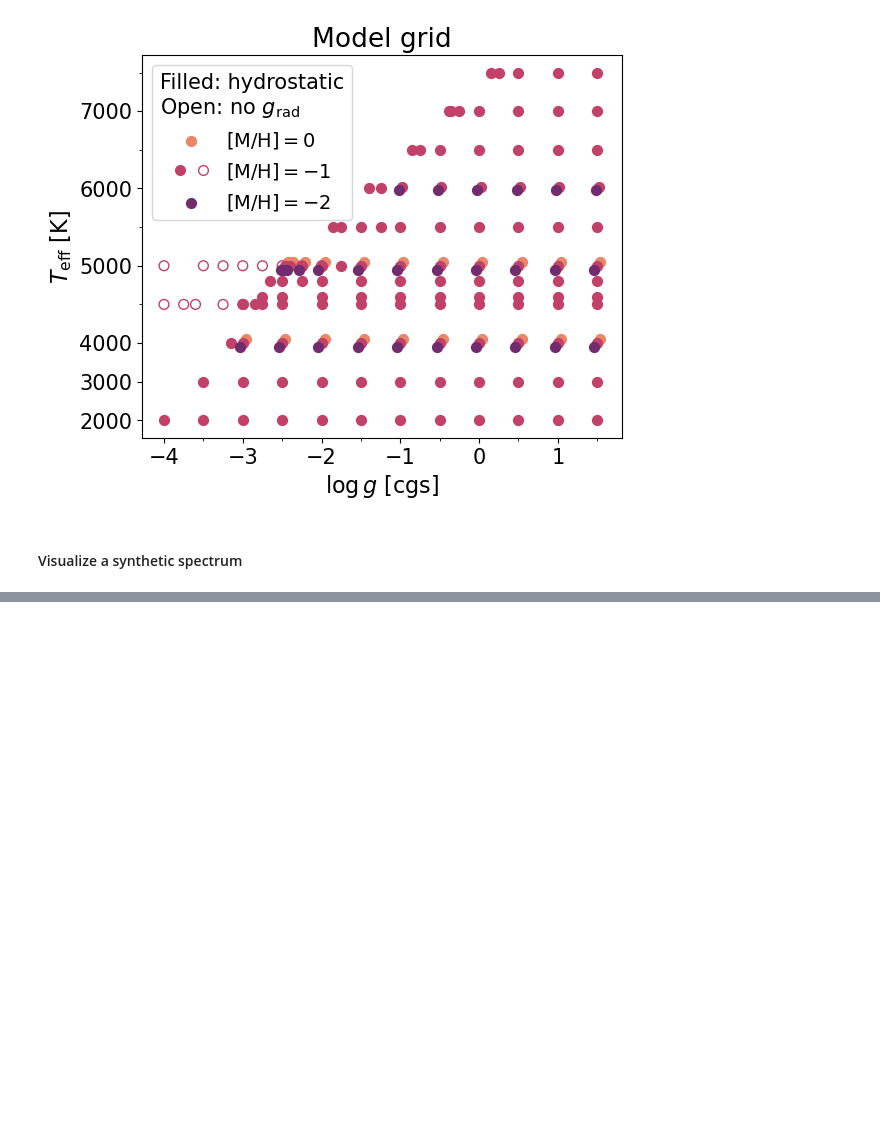
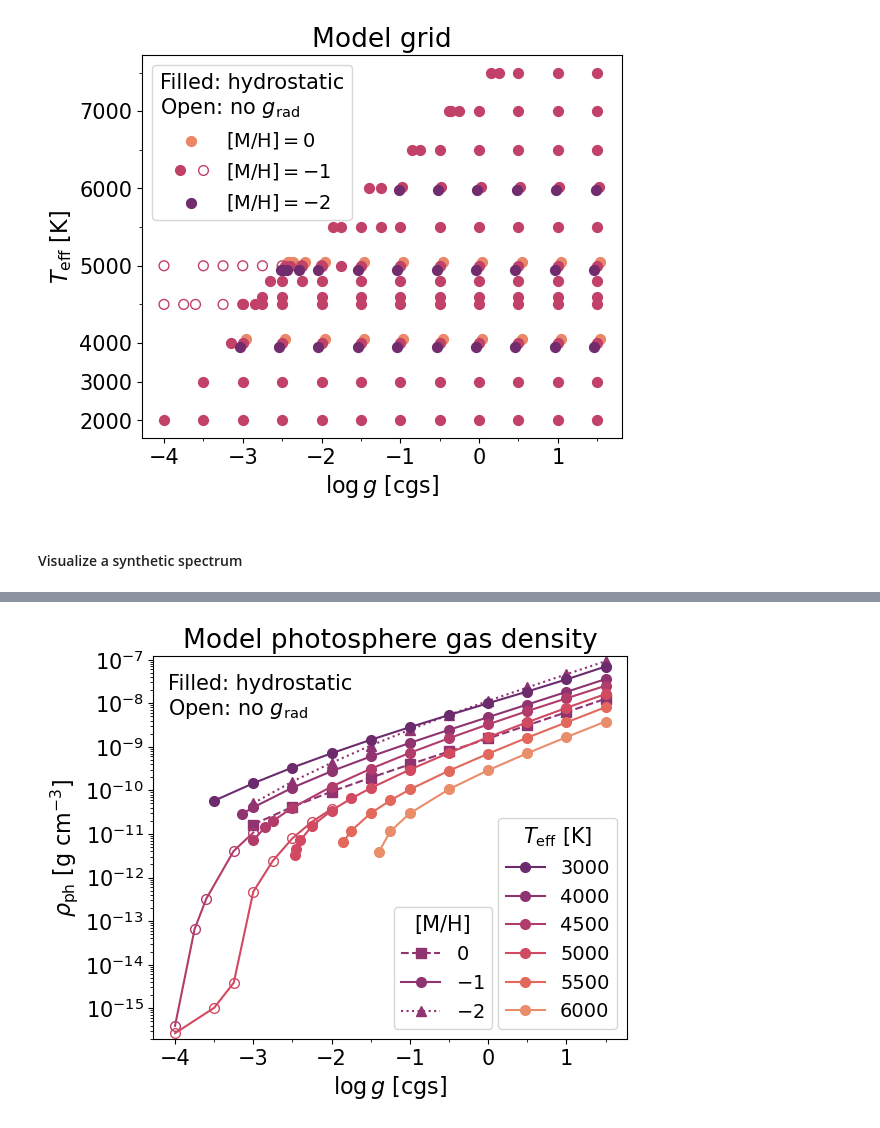
Before and after one commit to hanpu-liu/LRD_synthetic_spectral_library, a Jupyter notebook: example.ipynb, the cells around one changed output, grey strips where cells are left out. Drawn from its saved outputs; the diff is of its cells as text; code cells hidden in the pictures; blank space fills up the shorter version.

```diff
--- a/example.ipynb
+++ b/example.ipynb
@@ -141,0 +148,14 @@ ax.set_yscale('log')
+# %%
+# read first line of file
+with open('modelstats.csv', 'r') as f:
+    header_info = f.readline()
+print(header_info)
+df = pd.read_csv('modelstats.csv', comment='#')
+
+# calculate colors
+df['R1-Z'] = df['mag_R1'] - df['mag_Z']
+df['J-H'] = df['mag_J'] - df['mag_H']
+coef1, coef2 = 0.498, 0.502
+df['kink_strength'] = coef1*df['mag_J'] - df['mag_H']+ coef2*df['mag_K']
+
+print(df.head())
@@ -141,0 +180,36 @@ ax.set_yscale('log')
+# %%
+# visualize photosphere density (Fig. 2 in the paper)
+figs, axs = plt.subplots()
+teff_list = [3000,4000, 4500, 5000, 5500, 6000]
+palette = sns.color_palette('flare_r',n_colors=len(teff_list))
+plt_list = []
+for i, teff in enumerate(teff_list):
+    # hydrostatic models with [M/H]=-1
+    plot, = axs.plot(df[(df['Teff']==teff) & (df['M/H']==-1) & (df['grad']) & (df['xi_mtb']==2)]['logg'],
+            df[(df['Teff']==teff) & (df['M/H']==-1) & (df['grad']) & (df['xi_mtb']==2)]['rho_ph'], color=palette[i], marker='o', markersize=7, label=r'%d' % teff)
+    # no-grad models with [M/H]=-1
+    axs.plot(df[(df['Teff']==teff) & (df['M/H']==-1) & (~df['grad'])]['logg'],
+            df[(df['Teff']==teff) & (df['M/H']==-1) & (~df['grad'])]['rho_ph'], color=palette[i], marker='o', markersize=7, fillstyle='none')
+    plt_list.append(plot)
+lgd = axs.legend(handles=plt_list,fontsize=14,title=r'$T_{\rm eff}$ [K]',title_fontsize=15,)
+# different metallicities at Teff=4000 K
+plt0, = axs.plot(df[(df['Teff']==4000) & (df['M/H']==0) & (df['grad'])]['logg'],
+            df[(df['Teff']==4000) & (df['M/H']==0) & (df['grad'])]['rho_ph'], color=palette[1], marker='s', markersize=7, linestyle='--',label='$0$',zorder=0)
+plt1, = axs.plot([], [], color=palette[1], marker='o', markersize=7, linestyle='-',label='$-1$')
+plt2, = axs.plot(df[(df['Teff']==4000) & (df['M/H']==-2) & (df['grad'])]['logg'],
+            df[(df['Teff']==4000) & (df['M/H']==-2) & (df['grad'])]['rho_ph'], color=palette[1], marker='^', markersize=7, linestyle=':',label='$-2$',zorder=0)
+
+# bells and whistles
+axs.legend(handles=[plt0,plt1,plt2],fontsize=14,loc=(0.507,0.025),title='[M/H]',title_fontsize=15,)
+axs.add_artist(lgd)
+axs.annotate('Filled: hydrostatic\n'+r'Open: no $g_{\rm rad}$', xy=(0.03, 0.83), xycoords='axes fraction', fontsize=15, ha='left', va='bottom',)
+axs.set_title('Model photosphere gas density', fontsize=19)
+axs.set_xlabel(r'$\log g$ [cgs]',fontsize=16)
+axs.set_ylabel(r'$\rho_{\rm ph}~[{\rm g~cm^{-3}}]$', fontsize=16)
+axs.tick_params(axis='both', which='major', labelsize=15)
+axs.xaxis.set_minor_locator(plt.MultipleLocator(0.5))
+axs.set_yscale('log')
+axs.set_ylim(2e-16,1.2e-7)
+figs.subplots_adjust(left=0.16,bottom=0.123,top=0.92)
+# %% [output]
+[figure, added]
```
Also changed, not shown: parts of 8 cells of this notebook, 2 other files.
